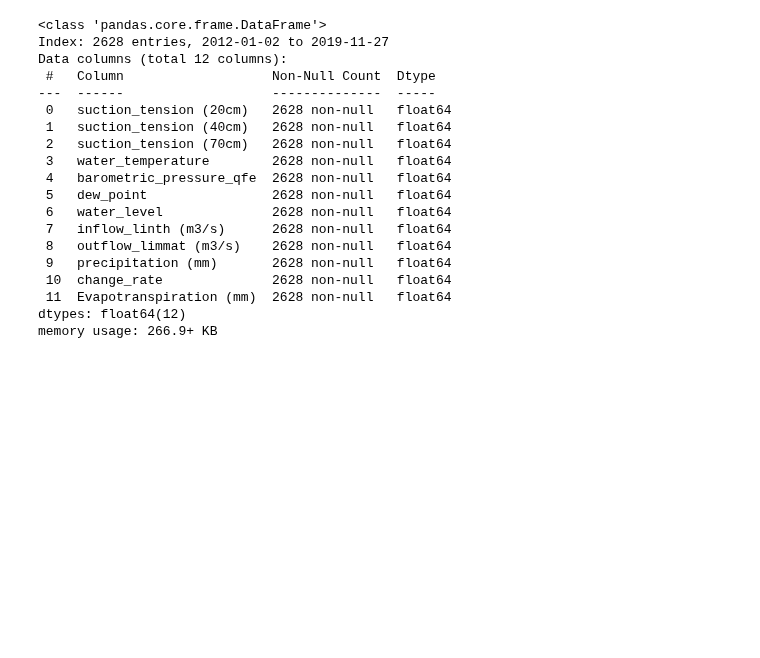
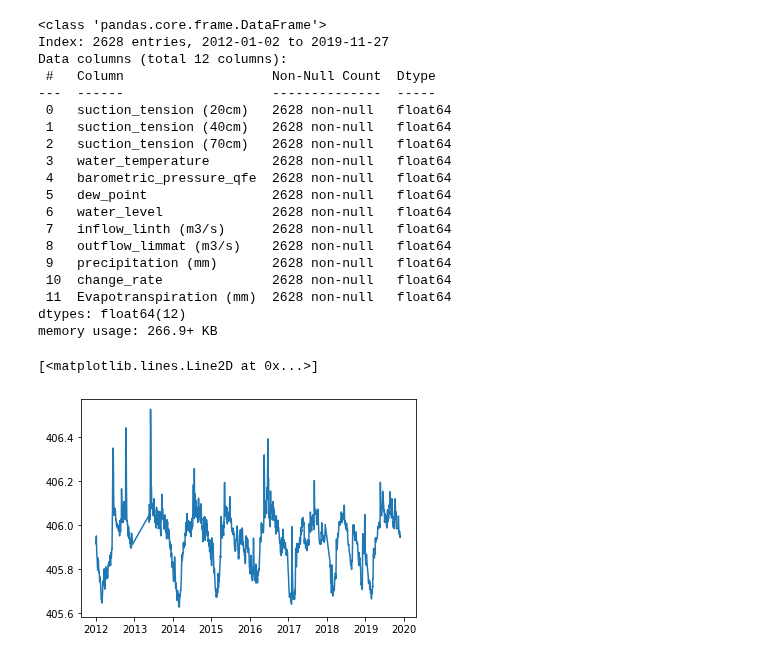
Before and after one commit to kaebry/DSF, a Jupyter notebook: Code/Daily_Data.ipynb, the cells around one changed output. Cells and saved outputs as stored; diff of their text form; code cells hidden in the pictures; blank space fills up the shorter version.

```diff
--- a/Code/Daily_Data.ipynb
+++ b/Code/Daily_Data.ipynb
@@ -248,0 +247,5 @@ memory usage: 266.9+ KB
+# %%
+plt.plot(merged_df["water_level"])
+# %% [output]
+[<matplotlib.lines.Line2D at 0x...>]
+[figure, added]
```
Also changed, not shown: parts of 7 cells of this notebook.
